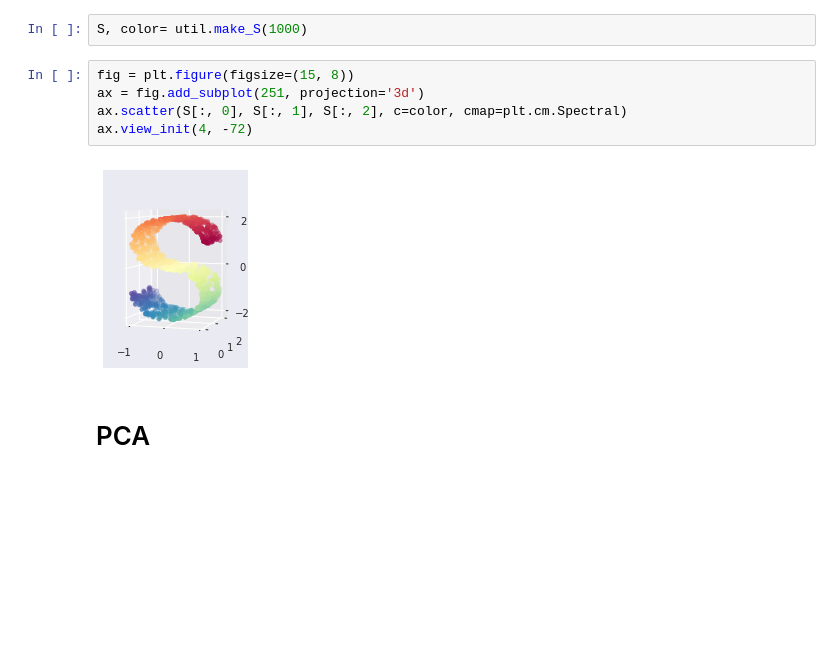
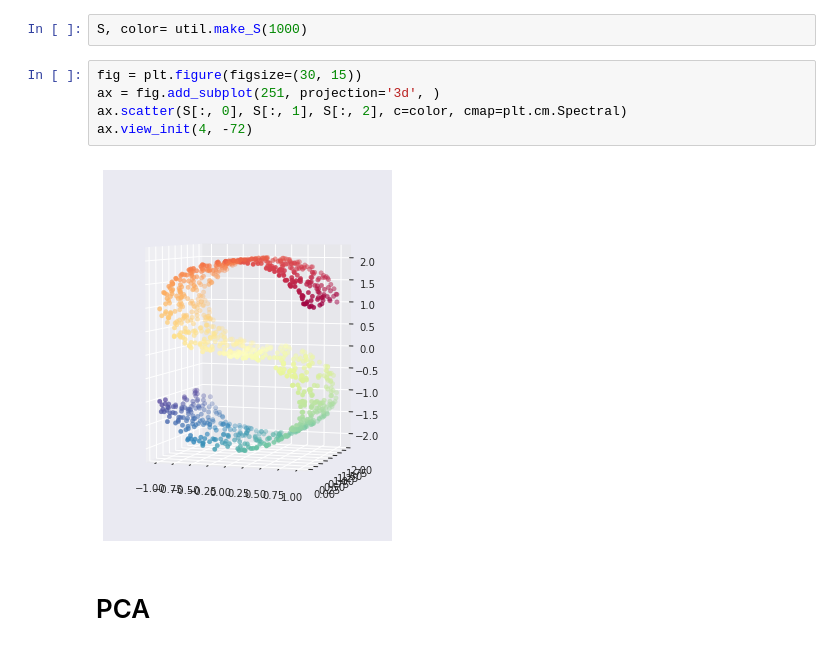
Before and after one commit to PyDimRed/PyDimRed, a Jupyter notebook: notebooks/experiment2.ipynb, the cells around one changed output. Saved outputs shown, nothing was run; the diff lists cells and outputs as text; blank space fills up the shorter version.

```diff
--- a/notebooks/experiment2.ipynb
+++ b/notebooks/experiment2.ipynb
@@ -98,12 +185,12 @@ ax.scatter(X_new[:,0],X_new[:,1], **colorize);
 # %%
 S, color= util.make_S(1000)
 # %%
-fig = plt.figure(figsize=(15, 8))
-ax = fig.add_subplot(251, projection='3d')
+fig = plt.figure(figsize=(30, 15))
+ax = fig.add_subplot(251, projection='3d', )
 ax.scatter(S[:, 0], S[:, 1], S[:, 2], c=color, cmap=plt.cm.Spectral)
 ax.view_init(4, -72)
 # %% [output]
-[figure, old version]
+[figure, new version]
 # %% [markdown]
 # PCA
 # %%
```
Also changed, not shown: parts of 27 cells of this notebook.
